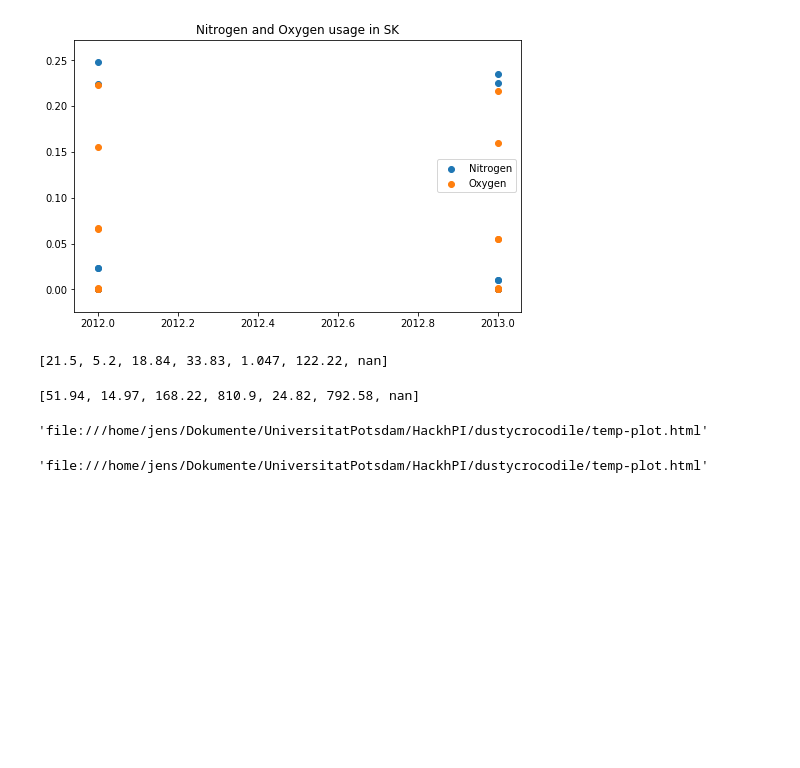
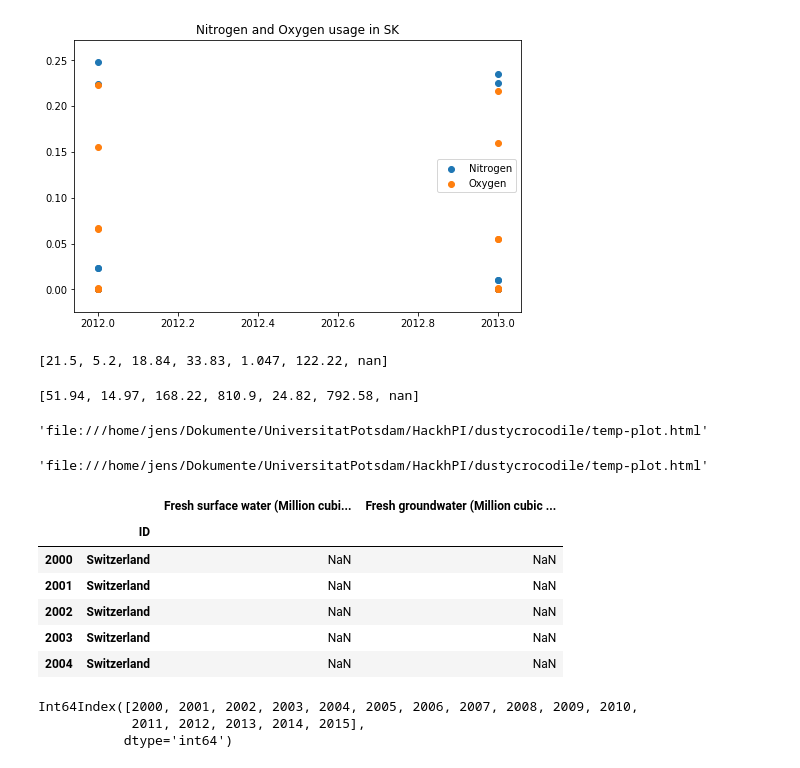
Before and after one commit to ekaterinailin/dustycrocodile, a Jupyter notebook: Jens_workspace.ipynb, the cells around one changed output. Saved outputs shown, nothing was run; the diff lists cells and outputs as text; code cells hidden in the pictures; blank space fills up the shorter version.

```diff
--- a/Jens_workspace.ipynb
+++ b/Jens_workspace.ipynb
@@ -368,3 +368,21 @@ py.offline.plot(mapNI)
 py.offline.plot(mapO2)
 # %% [output]
 'file:///home/jens/Dokumente/UniversitatPotsdam/HackhPI/dustycrocodile/temp-plot.html'
+# %%
+df_d = pd.read_csv('Danube/water_resources.csv', index_col = [0, 1])
+
+df_d.head()
+# %% [output]
+|  |  | Fresh surface water (Million cubi... | Fresh groundwater (Million cubic ... |
+|  | ID |  |  |
+| 2000 | Switzerland | NaN | NaN |
+| 2001 | Switzerland | NaN | NaN |
+| 2002 | Switzerland | NaN | NaN |
+| 2003 | Switzerland | NaN | NaN |
+| 2004 | Switzerland | NaN | NaN |
+# %%
+df_d.index.get_level_values(0).unique()
+# %% [output]
+Int64Index([2000, 2001, 2002, 2003, 2004, 2005, 2006, 2007, 2008, 2009, 2010,
+            2011, 2012, 2013, 2014, 2015],
+           dtype='int64')
```
Also changed, not shown: parts of 3 cells of this notebook, 18 other files.
